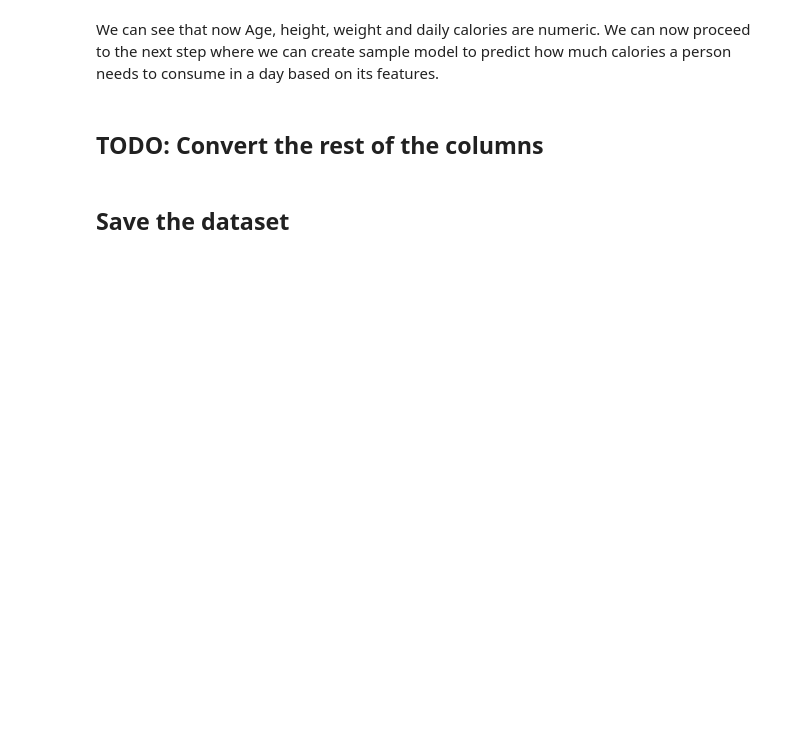
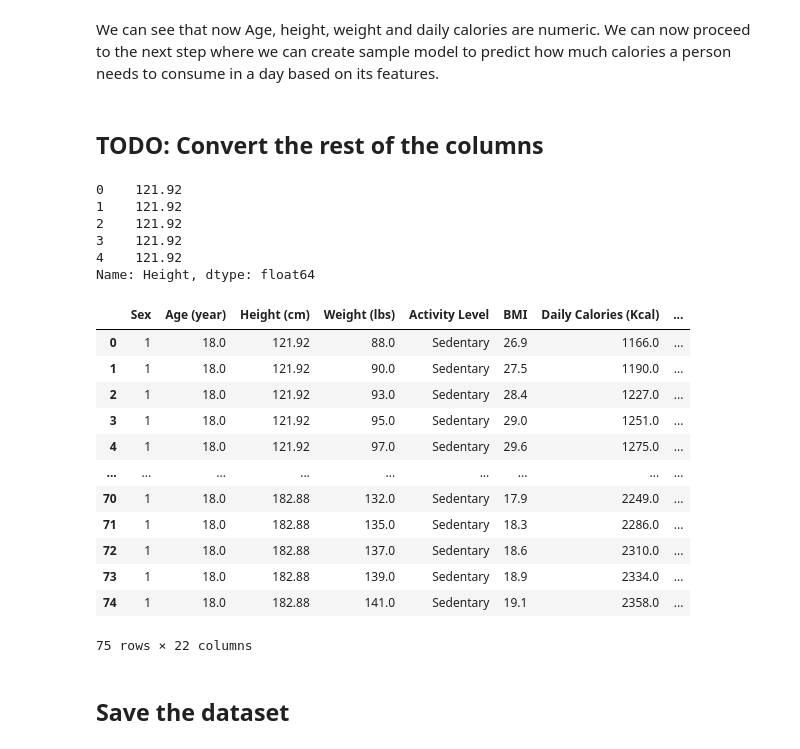
Before and after one commit to Fowthy/MacroAI, a Jupyter notebook: datapreprocessing.ipynb, the cells around one changed output. Drawn from its saved outputs; the diff is of its cells as text; code cells hidden in the pictures; blank space fills up the shorter version.

```diff
--- a/datapreprocessing.ipynb
+++ b/datapreprocessing.ipynb
@@ -109,6 +97,72 @@ df.head(5)
 We can see that now Age, height, weight and daily calories are numeric. We can now proceed to the next step where we can create sample model to predict how much calories a person needs to consume in a day based on its features.
 # %% [markdown]
 ## TODO: Convert the rest of the columns
+# %%
+# Height conversion by dot product
+height_conv = [30.48, 2.54] # conversion rates from [ft to cm, inch to cm]
+df['Height'] = df['Height'].str.replace(' in.', '') #remove inch part but keep ft to mark split
+df['Height'] = df['Height'].str.split(' ft. ').apply(pd.Series).astype(int).dot(height_conv) #dot product
+df['Height'].head(5)
+# %% [output]
+0    121.92
+1    121.92
+2    121.92
+3    121.92
+4    121.92
+Name: Height, dtype: float64
+# %%
+# First we need to remove the dot between the numbers in Daily Calories & Calcium
+df['Daily Calories'] = df['Daily Calories'].str.replace(',', '')
+df['Calcium'] = df['Calcium'].str.replace(',', '')
+
+# Then we need to exclude all text from these columns
+numeric_columns = ['Age', 'Weight', 'Daily Calories',
+                   'Fiber', 'Protein', 'Vitamin C',
+                   'Vitamin A', 'Vitamin D', 'Vitamin E',
+                   'Vitamin B12', 'Niacin', 'Calcium',
+                   'Water', 'Vitamin K']
+
+for col in numeric_columns:
+    df[col] = df[col].str.extract('([-+]?\d*\.?\d+)').astype('float')
+
+range_columns = ['Carbs', 'Fat']
+for col in range_columns:
+    min_max_cols = df[col].str.extract('([-+]?\d*\.?\d+) - ([-+]?\d*\.?\d+)')
+    df[col + '_min (gram)'] = min_max_cols[0].astype('float')
+    df[col+ '_max (gram)'] = min_max_cols[1].astype('float')
+
+df.drop(columns=['Carbs', 'Fat'], inplace=True)
+# %%
+df.rename(columns={"Height": "Height (cm)",
+                    "Age": "Age (year)",
+                    "Weight": "Weight (lbs)",
+                    "Daily Calories": "Daily Calories (Kcal)",
+                    "Fiber": "Fiber (gram)",
+                    "Protein": "Protein (gram)",
+                    "Water": "Water (Liter)",
+                    "Vitamin C": "Vitamin C (milligram)",
+                    "Vitamin A": "Vitamin A (microgram)",
+                    "Vitamin D": "Vitamin D (microgram)",
+                    "Vitamin E": "Vitamin E (milligram)",
+                    "Vitamin B12": "Vitamin B12 (microgram)",
+                    "Vitamin K": "Vitamin K (microgram)",
+                    "Niacin": "Niacin (milligram)",
+                    "Calcium": "Calcium (milligram)"
+                      })
+# %% [output]
+|  | Sex | Age (year) | Height (cm) | Weight (lbs) | Activity Level | BMI | Daily Calories (Kcal) | ... |
+| 0 | 1 | 18.0 | 121.92 | 88.0 | Sedentary | 26.9 | 1166.0 | ... |
+| 1 | 1 | 18.0 | 121.92 | 90.0 | Sedentary | 27.5 | 1190.0 | ... |
+| 2 | 1 | 18.0 | 121.92 | 93.0 | Sedentary | 28.4 | 1227.0 | ... |
+| 3 | 1 | 18.0 | 121.92 | 95.0 | Sedentary | 29.0 | 1251.0 | ... |
+| 4 | 1 | 18.0 | 121.92 | 97.0 | Sedentary | 29.6 | 1275.0 | ... |
+| ... | ... | ... | ... | ... | ... | ... | ... | ... |
+| 70 | 1 | 18.0 | 182.88 | 132.0 | Sedentary | 17.9 | 2249.0 | ... |
+| 71 | 1 | 18.0 | 182.88 | 135.0 | Sedentary | 18.3 | 2286.0 | ... |
+| 72 | 1 | 18.0 | 182.88 | 137.0 | Sedentary | 18.6 | 2310.0 | ... |
+| 73 | 1 | 18.0 | 182.88 | 139.0 | Sedentary | 18.9 | 2334.0 | ... |
+| 74 | 1 | 18.0 | 182.88 | 141.0 | Sedentary | 19.1 | 2358.0 | ... |
+75 rows × 22 columns
 # %% [markdown]
 ## Save the dataset
 # %%
```
Also changed, not shown: parts of 7 cells of this notebook.
